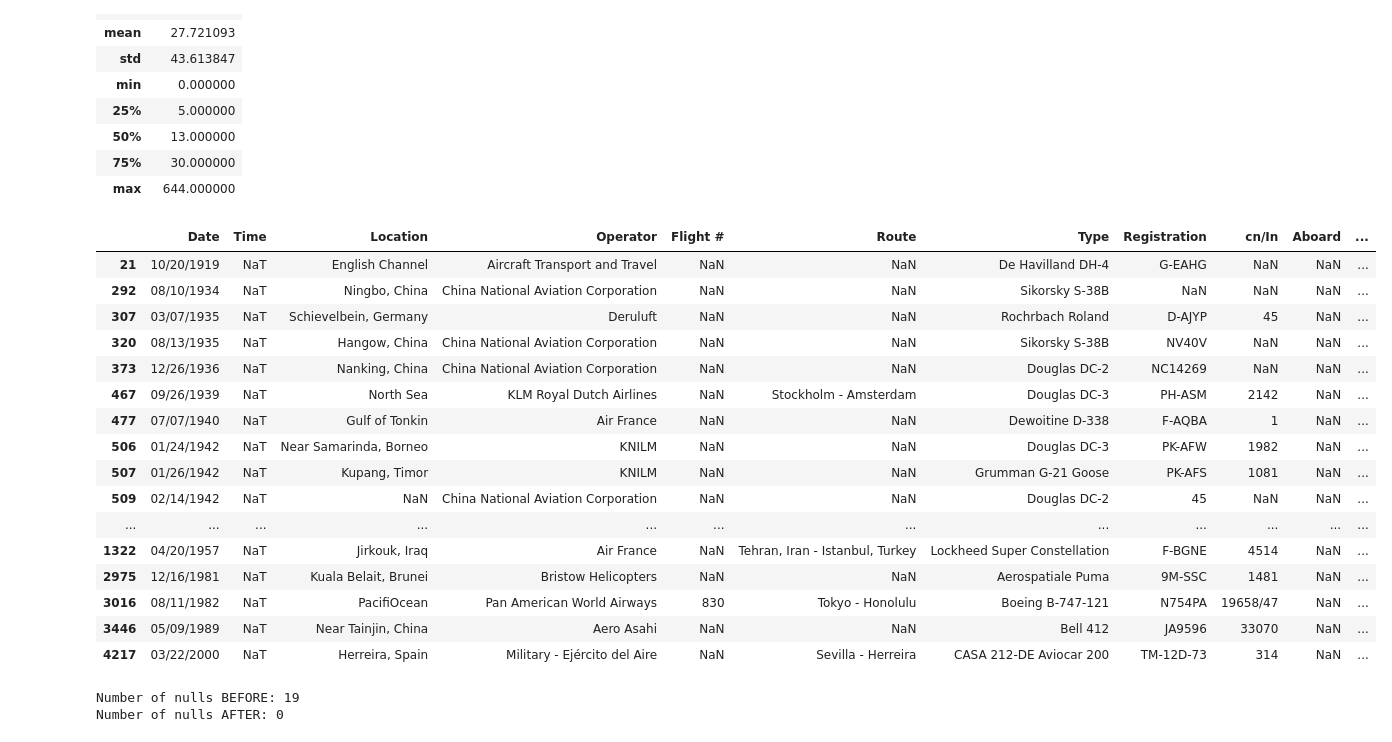
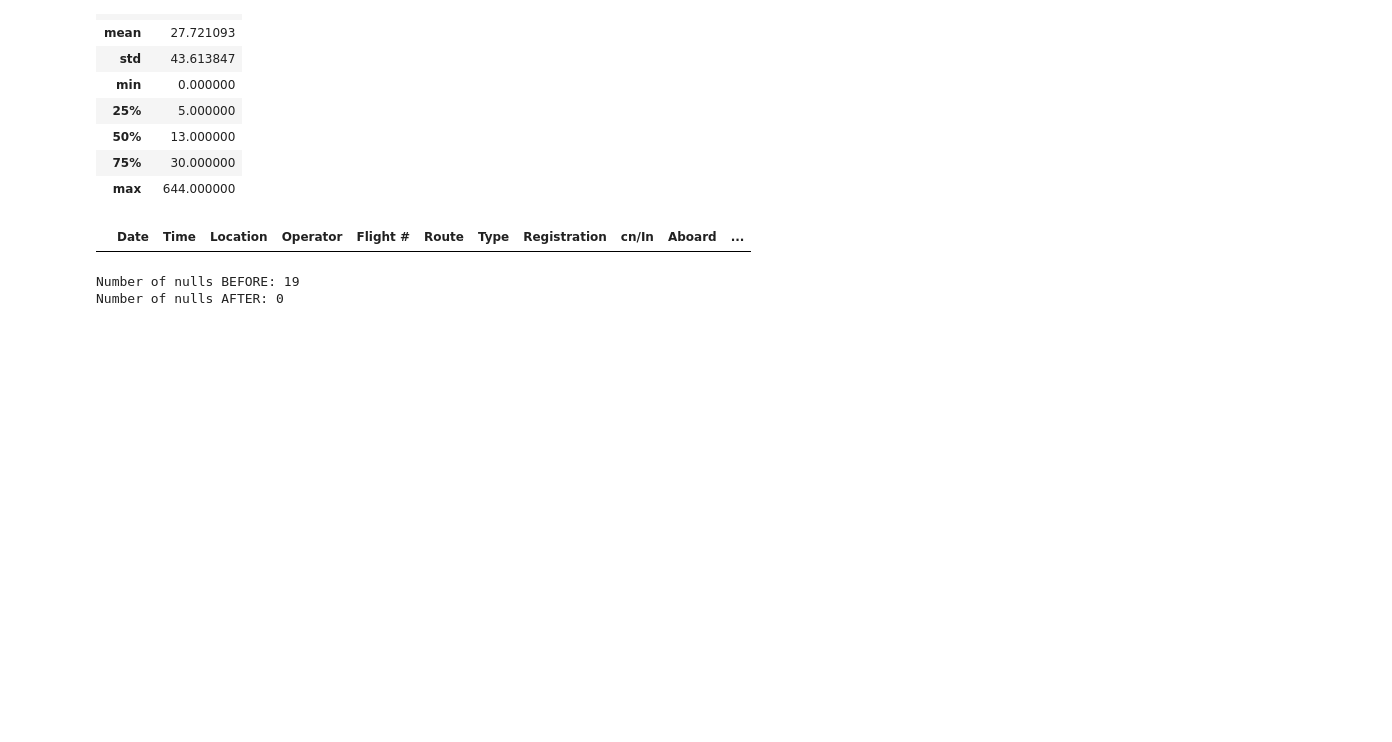
Before and after one commit to tomwillhughes/ML_project, a Jupyter notebook: Notebooks/Airplane_Crash_Prediction.ipynb, the cells around one changed output. Saved outputs shown, nothing was run; the diff lists cells and outputs as text; code cells hidden in the pictures; blank space fills up the shorter version.

Commit message:
Finished cleaning of aviation data

```diff
--- a/Notebooks/Airplane_Crash_Prediction.ipynb
+++ b/Notebooks/Airplane_Crash_Prediction.ipynb
@@ -1225,3 +1243,16 @@ Name: count, Length: 2924, dtype: int64
+# %%
+# extracting training, sightseeing, and test flight into seperate columns, and dropping route
+df["Training_Flight"] = (
+    df["Route"].str.contains("Training", case=False, na=False)
+).astype(int)
+
+df["Test_Flight"] = (
+    df["Route"].str.contains("Test", case=False, na=False)
+).astype(int)
+
+df["Sightseeing_Flight"] = (
+    df["Route"].str.contains("Sightseeing", case=False, na=False)
+).astype(int)
 # %%
 df.head(3)
 # %% [output]
@@ -1249,0 +1287,10 @@ Name: count, Length: 2269, dtype: int64
+# %%
+df["Manufacturer"] = (
+    df["Type"]
+    .fillna("Unknown")
+    .str.lower()      # makes all text lowercase
+    .str.split()
+    .str[0]
+)
+
+print(df["Manufacturer"].value_counts().head(50))
@@ -1249,0 +1315,18 @@ Name: count, Length: 2269, dtype: int64
+# %%
+df["Manufacturer"] = df["Manufacturer"].replace({
+    "de": "de_havilland",
+    "beech": "beechcraft",
+    "britten": "britten-norman",
+    "short": "shorts",
+    "aero": "aero_commander",
+    "british": "british_aerospace",
+    "handley": "handley_page",
+    "curtiss-wright": "curtiss"
+})
+# %%
+top_50 = df["Manufacturer"].value_counts().head(50).index
+
+df["Manufacturer"] = df["Manufacturer"].where(
+    df["Manufacturer"].isin(top_50),
+    "other"
+)
@@ -1349,25 +1452,9 @@ Number of non-integer: 0
 | max | 644.000000 |
 # %%
 # inspection of nulls
-df[df["Aboard"].isna()]
+df[df["Aboard"].isna()].head(2)
 # %% [output]
 |  | Date | Time | Location | Operator | Flight # | Route | Type | Registration | cn/In | Aboard | ... |
-| 21 | 10/20/1919 | NaT | English Channel | Aircraft Transport and Travel | NaN | NaN | De Havilland DH-4 | G-EAHG | NaN | NaN | ... |
-| 292 | 08/10/1934 | NaT | Ningbo, China | China National Aviation Corporation | NaN | NaN | Sikorsky S-38B | NaN | NaN | NaN | ... |
-| 307 | 03/07/1935 | NaT | Schievelbein, Germany | Deruluft | NaN | NaN | Rochrbach Roland | D-AJYP | 45 | NaN | ... |
-| 320 | 08/13/1935 | NaT | Hangow, China | China National Aviation Corporation | NaN | NaN | Sikorsky S-38B | NV40V | NaN | NaN | ... |
-| 373 | 12/26/1936 | NaT | Nanking, China | China National Aviation Corporation | NaN | NaN | Douglas DC-2 | NC14269 | NaN | NaN | ... |
-| 467 | 09/26/1939 | NaT | North Sea | KLM Royal Dutch Airlines | NaN | Stockholm - Amsterdam | Douglas DC-3 | PH-ASM | 2142 | NaN | ... |
-| 477 | 07/07/1940 | NaT | Gulf of Tonkin | Air France | NaN | NaN | Dewoitine D-338 | F-AQBA | 1 | NaN | ... |
-| 506 | 01/24/1942 | NaT | Near Samarinda, Borneo | KNILM | NaN | NaN | Douglas DC-3 | PK-AFW | 1982 | NaN | ... |
-| 507 | 01/26/1942 | NaT | Kupang, Timor | KNILM | NaN | NaN | Grumman G-21 Goose | PK-AFS | 1081 | NaN | ... |
-| 509 | 02/14/1942 | NaT | NaN | China National Aviation Corporation | NaN | NaN | Douglas DC-2 | 45 | NaN | NaN | ... |
-| ... | ... | ... | ... | ... | ... | ... | ... | ... | ... | ... | ... |
-| 1322 | 04/20/1957 | NaT | Jirkouk, Iraq | Air France | NaN | Tehran, Iran - Istanbul, Turkey | Lockheed Super Constellation | F-BGNE | 4514 | NaN | ... |
-| 2975 | 12/16/1981 | NaT | Kuala Belait, Brunei | Bristow Helicopters | NaN | NaN | Aerospatiale Puma | 9M-SSC | 1481 | NaN | ... |
-| 3016 | 08/11/1982 | NaT | PacifiOcean | Pan American World Airways | 830 | Tokyo - Honolulu | Boeing B-747-121 | N754PA | 19658/47 | NaN | ... |
-| 3446 | 05/09/1989 | NaT | Near Tainjin, China | Aero Asahi | NaN | NaN | Bell 412 | JA9596 | 33070 | NaN | ... |
-| 4217 | 03/22/2000 | NaT | Herreira, Spain | Military - Ejército del Aire | NaN | Sevilla - Herreira | CASA 212-DE Aviocar 200 | TM-12D-73 | 314 | NaN | ... |
 # %%
 # impute median number of aboard for operation type into aboard nulls
 
```
Also changed, not shown: parts of 20 cells of this notebook, 1 other file.
